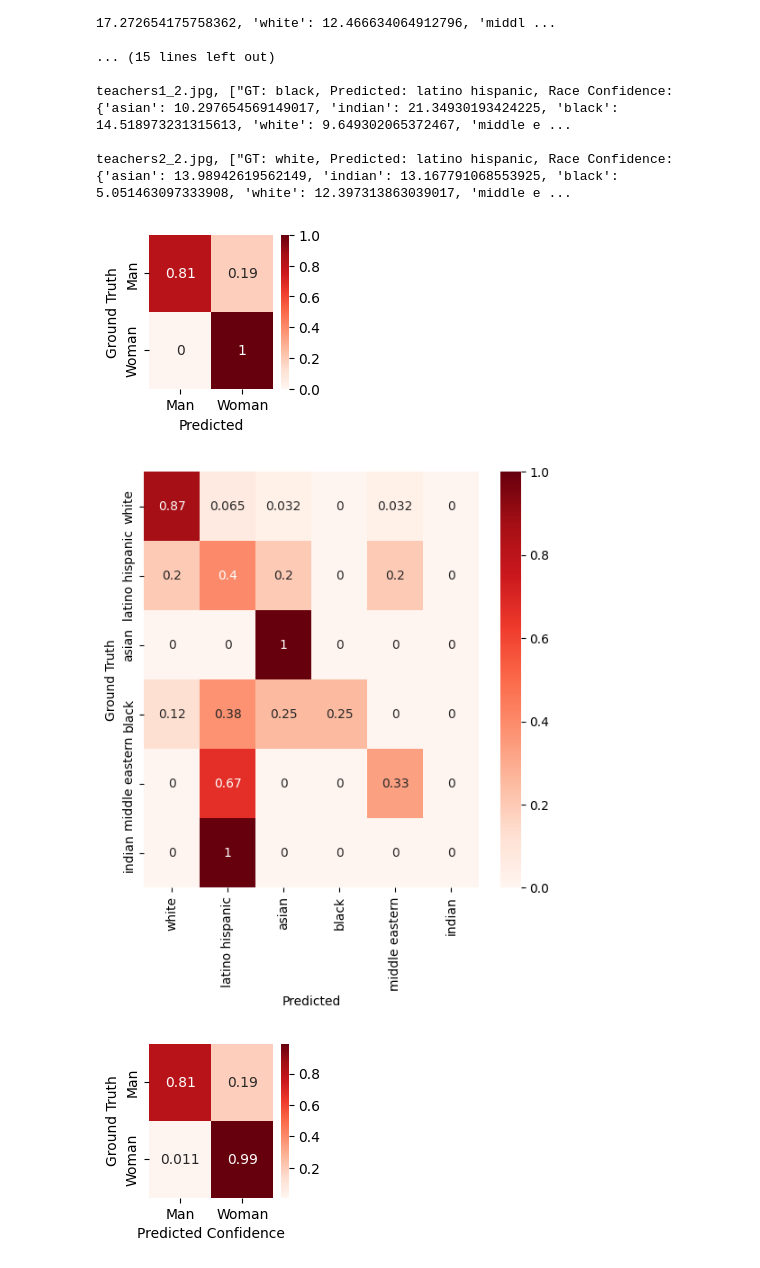
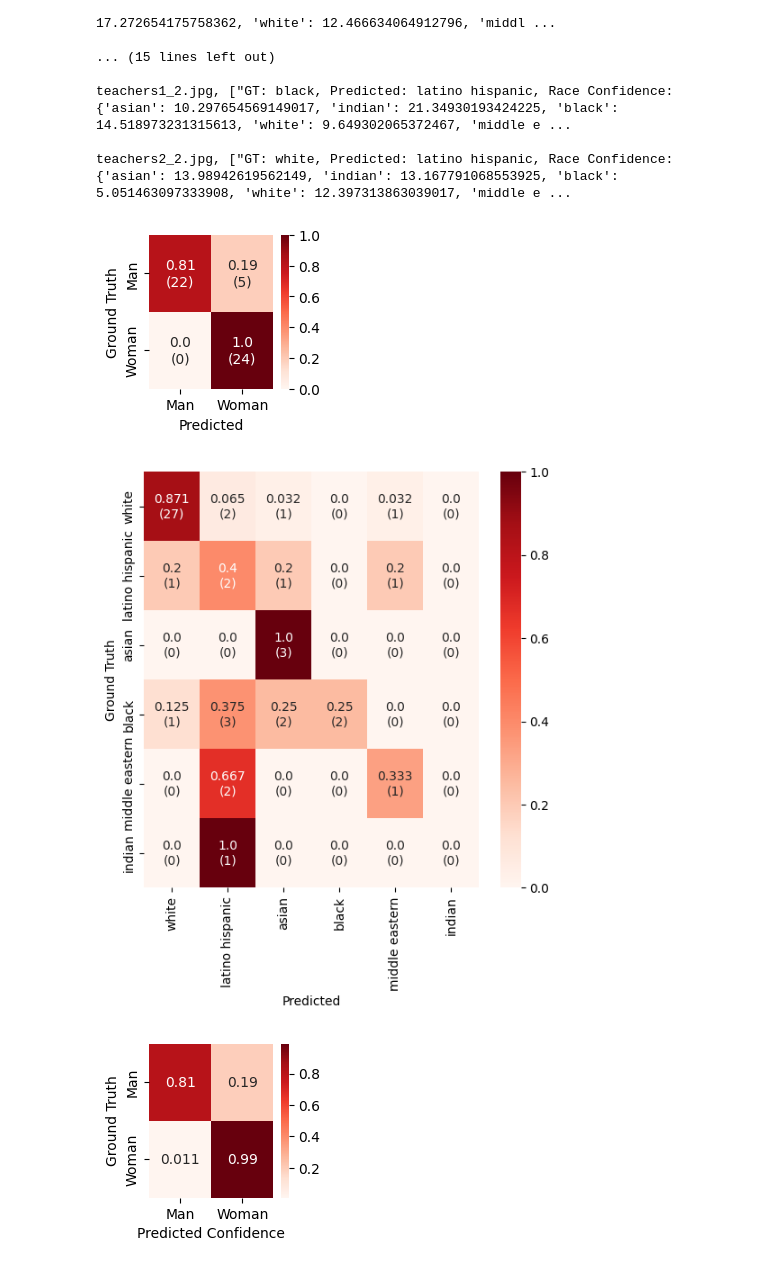
Before and after one commit to selenashe/reu_caar, a Jupyter notebook: group_gender_classification/testset_analysis_deepface.ipynb, the cells around one changed output. Drawn from its saved outputs; the diff is of its cells as text; code cells hidden in the pictures.

Commit message:
Confusion Matrix Output added.

```diff
--- a/group_gender_classification/testset_analysis_deepface.ipynb
+++ b/group_gender_classification/testset_analysis_deepface.ipynb
@@ -18,7 +18,7 @@ classifier_output = pd.DataFrame(columns = ['file','dominant_gender', 'Man', 'Wo
                                  'black', 'middle eastern', 'indian'])
 # %%
 cropped_image_save_path = 'runs/cropped/'
-label_path = 'testset_labeled.csv'
+label_path = 'datasets/testset_labeled.csv'
 
 results = {}
 idx = 0
@@ -71,5 +71,5 @@ classifier_output.to_csv("testset_classifier_output.csv", index = False)
 # %%
-labels_df = pd.read_csv('testset_labeled.csv')
+labels_df = pd.read_csv(label_path)
 lines = len(labels_df['file'])
 # %%
 groundtruth_dict = {}
@@ -165,6 +165,13 @@ for filename in myKeys:
     gender_confusion[gender_dict[trueGender]][gender_dict[predGender]] += 1
     race_confusion[race_dict[trueRace]][race_dict[predRace]] += 1
 # %%
+raw_gc = gender_confusion.copy()
+raw_gender_confusion = pd.DataFrame(raw_gc, index = ["Man", "Woman"], columns = ["Man", "Woman"])
+
+raw_rc = race_confusion.copy()
+raw_race_confusion = pd.DataFrame(raw_rc, index = allraces, columns = allraces)
+
+# normalize
 for i in range(gender_confusion.shape[0]):
     gender_confusion[i, :] /= np.sum(gender_confusion[i, :])
 
@@ -174,20 +181,22 @@ for i in range(race_confusion.shape[0]):
 df_gender_confusion = pd.DataFrame(gender_confusion, index = ["Man", "Woman"],
               columns = ["Man", "Woman"])
 plt.figure(figsize = (2,2))
-gmap1 = sn.heatmap(df_gender_confusion, annot=True,cmap="Reds")
+
+txt = df_gender_confusion.round(2).astype(str) + "\n" + "(" + (raw_gender_confusion.round(1).astype(int)).astype(str) + ")"
+gmap1 = sn.heatmap(df_gender_confusion, annot=txt,cmap="Reds", fmt='')
 gmap1 = gmap1.set(xlabel='Predicted', ylabel='Ground Truth')
 # %% [output]
-[figure, old version]
+[figure, new version]
 # %%
-df_race_confusion = pd.DataFrame(race_confusion, index = allraces,
-              columns = [allraces])
+df_race_confusion = pd.DataFrame(race_confusion, index = allraces, columns = allraces)
 plt.figure(figsize = (6,6))
 plt.xlabel(xlabel = "Predicted")
 plt.ylabel(ylabel = "Ground Truth")
-rmap1 = sn.heatmap(df_race_confusion, annot=True,cmap="Reds")
+txt = df_race_confusion.round(3).astype(str) + "\n" + "(" + (raw_race_confusion.round(1).astype(int)).astype(str) + ")"
+rmap1 = sn.heatmap(df_race_confusion, annot=txt,cmap="Reds", fmt="")
 rmap1 = rmap1.set(xlabel='Predicted', ylabel='Ground Truth')
 # %% [output]
-[figure, old version]
+[figure, new version]
 # %%
 for filename in myKeys:
     trueGender = groundtruth_dict[filename][0]
```
Also changed, not shown: parts of 2 cells of this notebook, 4 other files.
